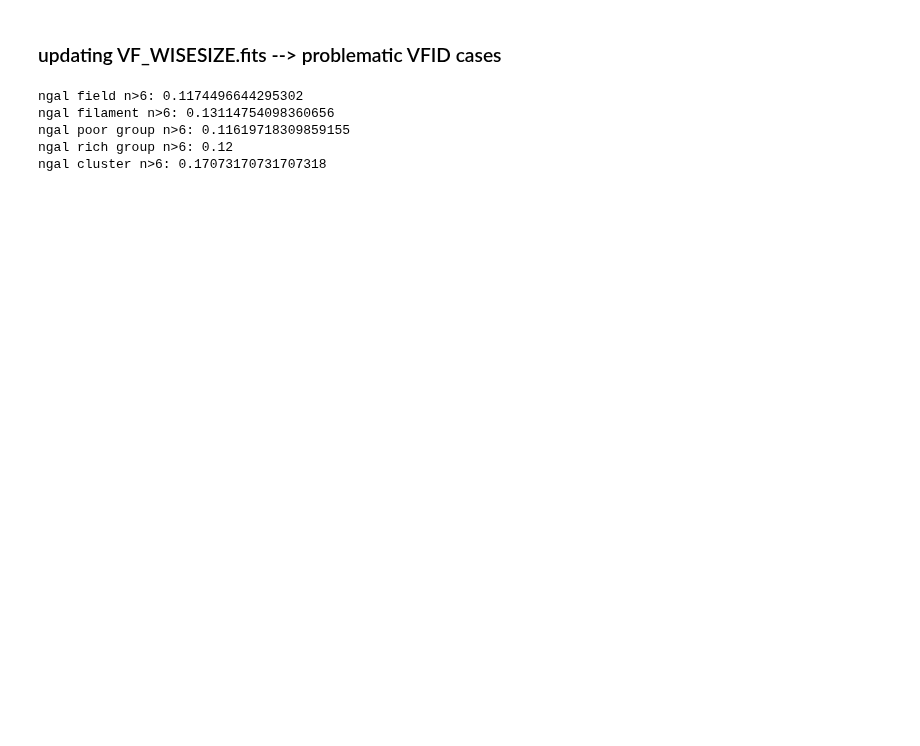
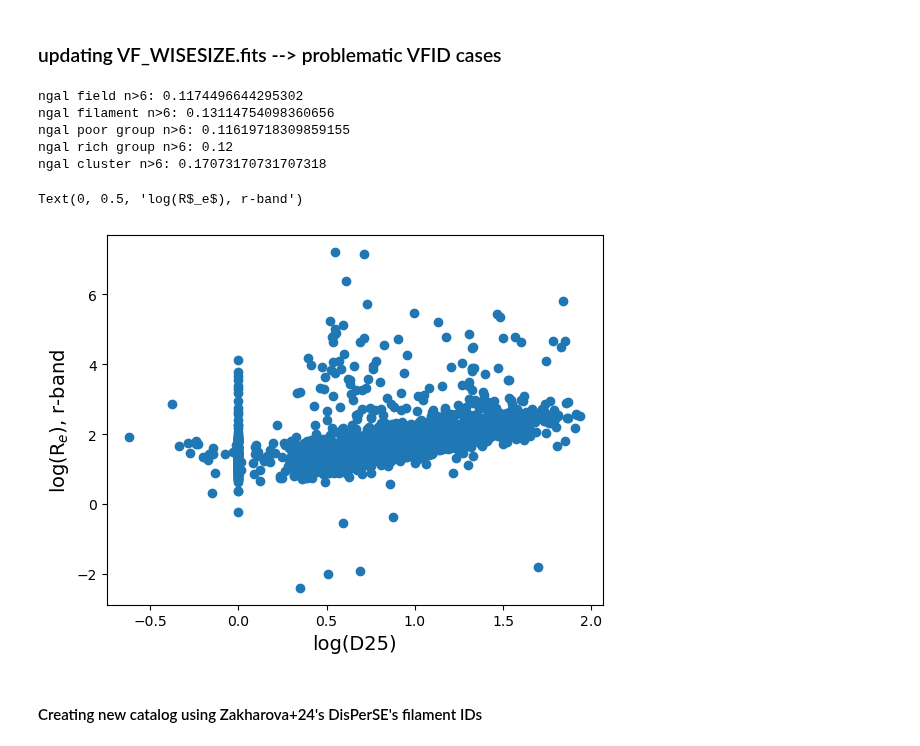
Before and after one commit to Kyssuber/research, a Jupyter notebook: data_analysis/virgowise_plots.ipynb, the cells around one changed output. Saved outputs shown, nothing was run; the diff lists cells and outputs as text; code cells hidden in the pictures; blank space fills up the shorter version.

```diff
--- a/data_analysis/virgowise_plots.ipynb
+++ b/data_analysis/virgowise_plots.ipynb
@@ -432,3 +436,21 @@ ngal filament n>6: 0.13114754098360656
 ngal poor group n>6: 0.11619718309859155
 ngal rich group n>6: 0.12
 ngal cluster n>6: 0.17073170731707318
+# %%
+re_r = Table.read(homedir+'/Desktop/galfit_files/galfit_r_03112024.fits')['CRE']
+# %%
+logd25 = Table.read(path_to_dir+'vf_v2_hyperleda.fits')['logd25']
+# %%
+error_flag = (re_r!=0)|(logd25!=0)
+re_r = re_r[error_flag]
+logd25 = logd25[error_flag]
+
+plt.figure()
+plt.scatter(logd25,np.log10(re_r))
+plt.xlabel('log(D25)',fontsize=14)
+plt.ylabel(r'log(R$_e$), r-band',fontsize=14)
+# %% [output]
+Text(0, 0.5, 'log(R$_e$), r-band')
+[figure, added]
+# %% [markdown]
+#### Creating new catalog using Zakharova+24's DisPerSE's filament IDs
```
Also changed, not shown: parts of 7 cells of this notebook, 2 other files.
